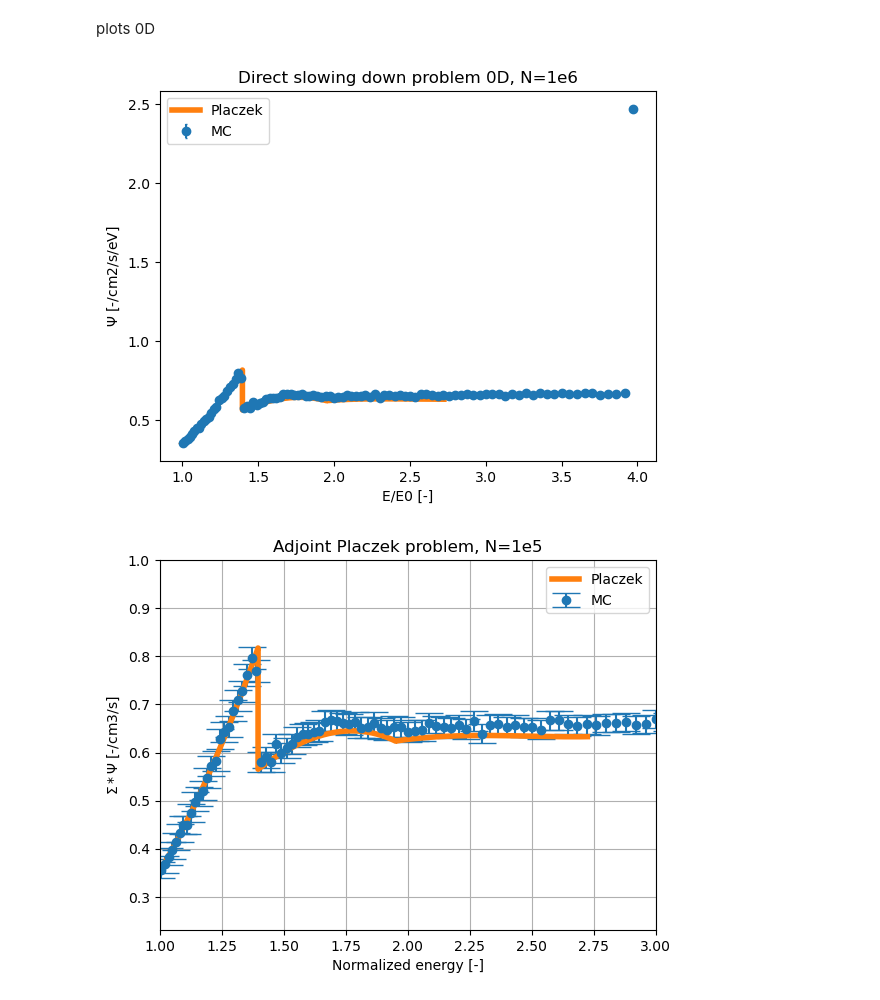
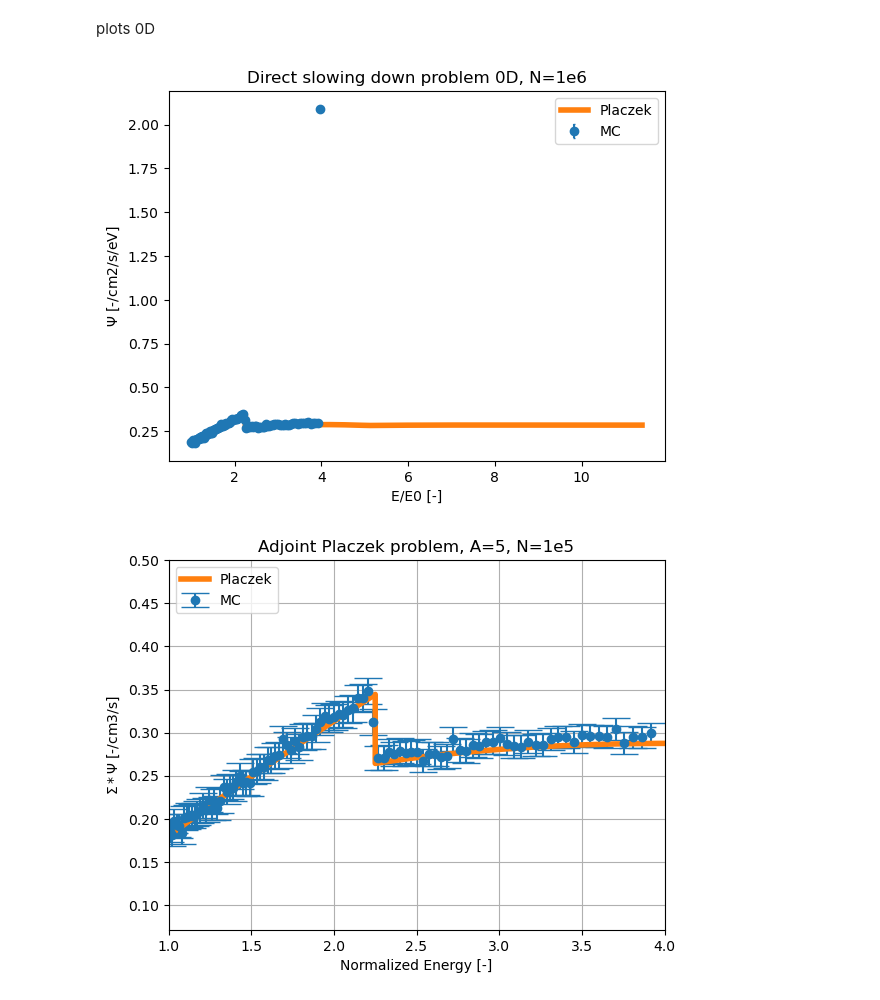
Before and after one commit to Simone-Occhipinti/Transport-code-v.3, a Jupyter notebook: fixed_source_MC.ipynb, the cells around one changed output. Drawn from its saved outputs; the diff is of its cells as text; code cells hidden in the pictures.

```diff
--- a/fixed_source_MC.ipynb
+++ b/fixed_source_MC.ipynb
@@ -36,7 +36,7 @@ Create isotopes
 # %% [markdown]
 test 0D
 # %%
-carbon = mat_m.isotope(6,12,1.1E23,Cnat_total[:,0],Cnat_total[:,1],Cnat_total[:,1])
+carbon = mat_m.isotope(6,5,1.1E23,Cnat_total[:,0],Cnat_total[:,1],Cnat_total[:,1])
 source = phy_m.source(1,GV.LL,100,'fixed')
 # %% [markdown]
 Create materials
@@ -49,8 +51,10 @@ reflector = mat_m.material(reflector_list)
 Tally creation
 # %%
 distribution = [(core,0,GV.LEnd)]
-domain = geo_m.domain(distribution,GV.LL,1000,GV.EE,1000,True)
-tally = stat_m.tally(GV.LL,200)
+#distribution = [(core,0,3.),(reflector,3.,6.),(outer,6.,GV.LEnd)]
+#distribution = [(core, 0, 8.),(reflector,8.,GV.LEnd)]
+domain = geo_m.domain(distribution,GV.LL,100,GV.EE,100,True)
+tally = stat_m.tally(GV.LL,100)
 # %% [markdown]
 Monte Carlo Code
 # %%
@@ -117,12 +136,12 @@ if LT > 0:
     xx = -np.log(tally.energyref/GV.EREF)
     yy = avg*tally.energyref
     if PL > 0:
-        plc = pcz.Lplaczek(12)
+        plc = pcz.Lplaczek(carbon.mass_number)
 else:
     xx = tally.energyref/GV.EREF
     yy = avg
     if PL > 0:
-        plc = pcz.adj_placzek(12,domain.materials[0].macro_xs_scattering)
+        plc = pcz.adj_placzek(carbon.mass_number,domain.materials[0].macro_xs_scattering)
         plc[0] *= 1/GV.EREF
 
 plt.errorbar(xx, yy, yerr=sigma*yy, fmt='o',label='MC' ,capsize=1)
@@ -140,17 +159,17 @@ plt.title('Direct slowing down problem 0D, N=1e6')
 plt.legend()
 plt.show()
 # %% [output]
-[figure, old version]
+[figure, new version]
 # %%
 plt.errorbar(xx, yy, yerr=3*yy*sigma, fmt='o', capsize=10, label='MC')
 plt.plot(plc[0],plc[1],linewidth='4' ,label='Placzek')
-plt.xlabel('Normalized energy [-]')
+plt.xlabel('Normalized Energy [-]')
 plt.ylabel('$\Sigma*\Psi$ [-/cm3/s]')
-plt.title('Adjoint Placzek problem, N=1e5')
-plt.xlim(1,3)
-plt.ylim(top=1)
+plt.title('Adjoint Placzek problem, A=5, N=1e5')
+plt.xlim(1,4)
+plt.ylim(top=0.5)
 plt.grid()
 plt.legend()
 plt.show()
 # %% [output]
-[figure, old version]
+[figure, new version]
```
Also changed, not shown: parts of 3 cells of this notebook, 9 other files.
